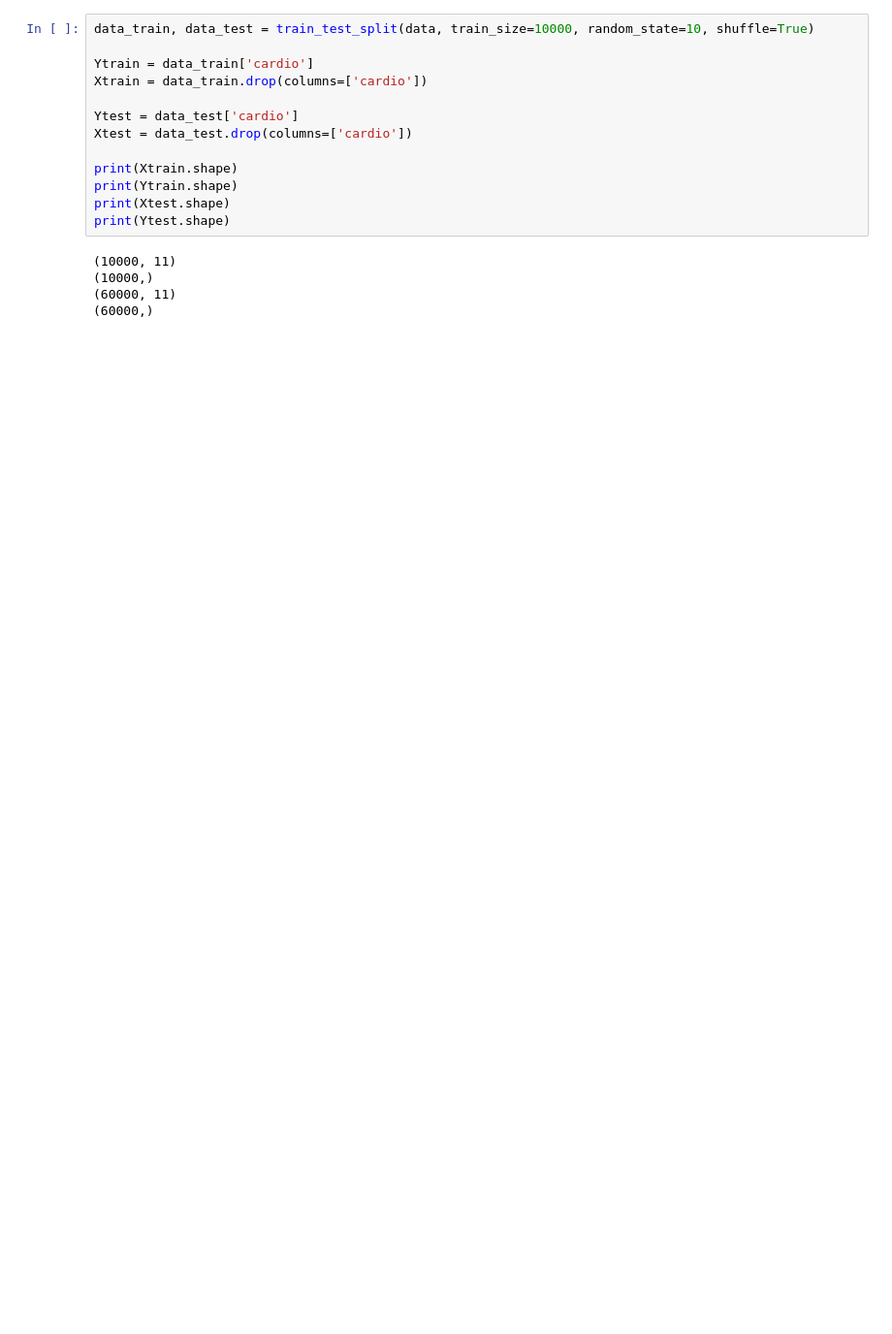
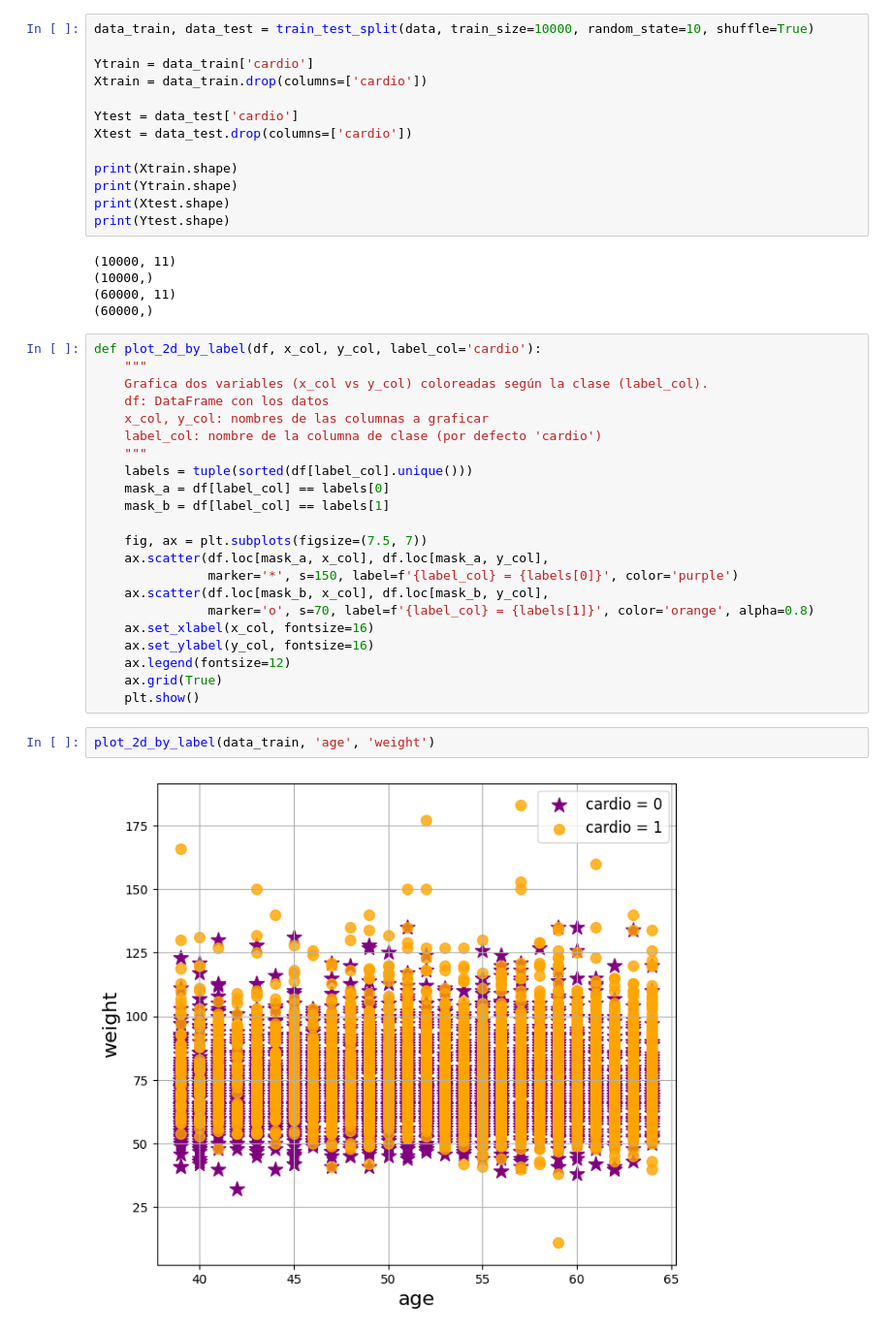
Before and after one commit to lorenzomazzante/Cardiovascular-Disease-Prediction, a Jupyter notebook: Dataset_visualizing.ipynb, the cells around one changed output. Shown at 97% size. Saved outputs shown, nothing was run; the diff lists cells and outputs as text; blank space fills up the shorter version.

```diff
--- a/Dataset_visualizing.ipynb
+++ b/Dataset_visualizing.ipynb
@@ -73,3 +85,29 @@ print(Ytest.shape)
 (10000,)
 (60000, 11)
 (60000,)
+# %%
+def plot_2d_by_label(df, x_col, y_col, label_col='cardio'):
+    """
+    Grafica dos variables (x_col vs y_col) coloreadas según la clase (label_col).
+    df: DataFrame con los datos
+    x_col, y_col: nombres de las columnas a graficar
+    label_col: nombre de la columna de clase (por defecto 'cardio')
+    """
+    labels = tuple(sorted(df[label_col].unique()))
+    mask_a = df[label_col] == labels[0]
+    mask_b = df[label_col] == labels[1]
+
+    fig, ax = plt.subplots(figsize=(7.5, 7))
+    ax.scatter(df.loc[mask_a, x_col], df.loc[mask_a, y_col],
+               marker='*', s=150, label=f'{label_col} = {labels[0]}', color='purple')
+    ax.scatter(df.loc[mask_b, x_col], df.loc[mask_b, y_col],
+               marker='o', s=70, label=f'{label_col} = {labels[1]}', color='orange', alpha=0.8)
+    ax.set_xlabel(x_col, fontsize=16)
+    ax.set_ylabel(y_col, fontsize=16)
+    ax.legend(fontsize=12)
+    ax.grid(True)
+    plt.show()
+# %%
+plot_2d_by_label(data_train, 'age', 'weight')
+# %% [output]
+[figure, added]
```
Also changed, not shown: parts of 2 cells of this notebook.
